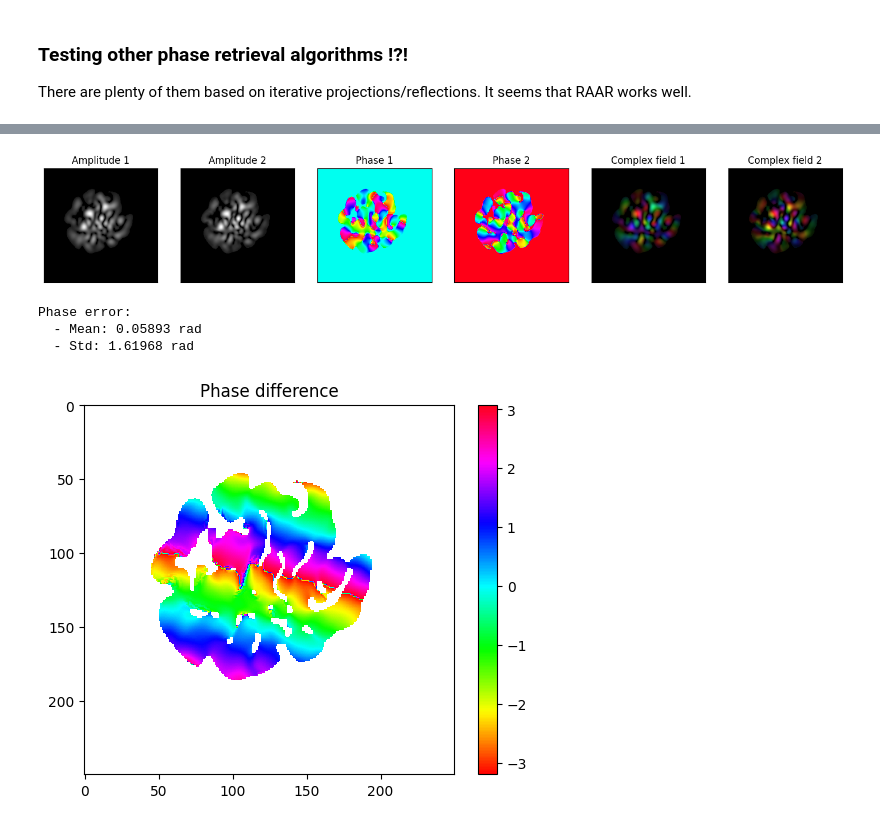
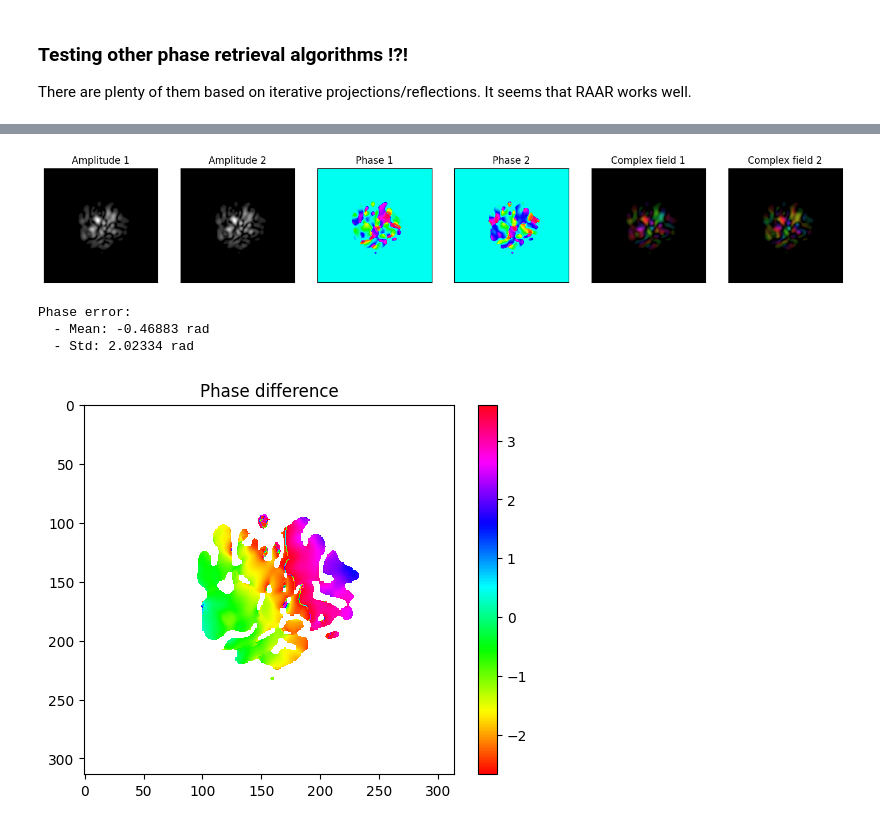
Before and after one commit to jysru/Speckle-Retrieval, a Jupyter notebook: notebooks/experimental_speckle_retrieval_with_correction.ipynb, the cells around one changed output, grey strips where cells are left out. Cells and saved outputs as stored; diff of their text form; code cells hidden in the pictures.

```diff
--- a/notebooks/experimental_speckle_retrieval_with_correction.ipynb
+++ b/notebooks/experimental_speckle_retrieval_with_correction.ipynb
@@ -60,10 +63,12 @@ if random:
     idx = np.random.randint(0, len(CP[0]))
 # %%
 field = CP[0][idx]
+# centroids_CP = spr.utils.get_centroid(field)
 CP_shift = (np.array(centroids_CP) - np.array(field.shape) / 2).astype(int)
 field = np.roll(field, shift=-CP_shift, axis=(0,1))
 # field = spr.transforms.pad_img(field, 2.139)
-field = field[86:-87, 86:-87]
+# field = field[156:-157, 156:-157]
+field = field[243:-244, 243:-244]
 # field = field[:-1, :-1]
 
 field_energy = np.sum(np.square(np.abs(field)))
@@ -72,9 +77,10 @@ print(field.shape, field_energy)
 
 
 ft = np.sqrt(CL[0][idx]) - noise_corr
+# centroids_CL = spr.utils.get_centroid(ft)
 CL_shift = (np.array(centroids_CL) - np.array(ft.shape) / 2).astype(int) + np.array([-20, 10])
 ft = np.roll(ft, shift=-CL_shift, axis=(0,1))
-ft = spr.utils.bin_image(ft, newshape=(128, 128))
+ft = spr.utils.bin_image(ft, newshape=(64, 64))
 # ft = ft[:-1,:-1]
 # ft = spr.transforms.pad_img(ft, 3.92)
 ft = spr.transforms.pad_img(ft, 3.92)
@@ -115,9 +126,7 @@ Run the phase retrieval. From now, a good setup includes:
 - ER iterations to converge to the solution
 # %%
 init = spr.initializers.flat_phases(np.abs(field))
-# y_hat, ft_hat, results = spr.retrieval.hio_er_fourier((np.abs(field), np.abs(ft)), support, pad=None, init=init, beta=0.99, max_iter=1, max_er_iter=50, max_hio_iter=50)
-y_hat, ft_hat, results = spr.retrieval.error_reduction_fourier((np.abs(field), np.abs(ft)), support, pad=None, init=init, max_iter=100)
-
+y_hat, ft_hat, results = spr.retrieval.hio_er_fourier((np.abs(field), np.abs(ft)), support, pad=None, init=init, beta=0.99, max_iter=1, max_er_iter=50, max_hio_iter=50)
 
 print(f"Quality: {spr.metrics.quality(y_hat[support], field[support])}")
 print(f"Pearson: {spr.metrics.pearson(y_hat[support], field[support])}")
@@ -141,12 +151,12 @@ Check the results with the target, and display the phase difference with the tar
 
 
 _ = spr.plots.compare_complex_fields(
-    spr.transforms.apply_mask(field, support)[200:450, 200:450],
-    spr.transforms.apply_mask(y_hat, support)[200:450, 200:450],
+    spr.transforms.apply_mask(field, support),
+    spr.transforms.apply_mask(y_hat, support),
     remove_ticks=True, figsize=(18,6)
     )
 plt.show()
 
-spr.plots.phase_difference(y_hat[200:450, 200:450], field[200:450, 200:450], support[200:450, 200:450])
+spr.plots.phase_difference(y_hat, field, support)
 plt.show()
 # %% [output]
@@ -160,11 +170,11 @@ Phase error:
 
 There are plenty of them based on iterative projections/reflections. It seems that RAAR works well.
 # %%
-max_iter = 100
+max_iter = 50
 beta = 0.7
 
-# x = spr.initializers.flat_phases(np.abs(field))
-x = spr.initializers.random_phases(np.abs(field))
+x = spr.initializers.flat_phases(np.abs(field))
+# x = spr.initializers.random_phases(np.abs(field))
 
 mse = []
 quality = []
@@ -215,16 +225,16 @@ Pearsons:        Last = 0.97919,         Best = 0.94818
 # %%
 _ = spr.plots.compare_complex_fields(
-    spr.transforms.apply_mask(field, support)[200:450, 200:450],
-    spr.transforms.apply_mask(x, support)[200:450, 200:450],
+    spr.transforms.apply_mask(field, support),
+    spr.transforms.apply_mask(x, support),
     remove_ticks=True, figsize=(18,6)
     )
 plt.show()
 
-spr.plots.phase_difference(x[200:450, 200:450], field[200:450, 200:450], support[200:450, 200:450])
+spr.plots.phase_difference(x, field, support)
 plt.show()
 # %% [output]
-[figure, old version]
+[figure, new version]
 Phase error:
-  - Mean: 0.05893 rad
-  - Std: 1.61968 rad
+  - Mean: -0.46883 rad
+  - Std: 2.02334 rad
-[figure, old version]
+[figure, new version]
```
Also changed, not shown: parts of 8 cells of this notebook.
